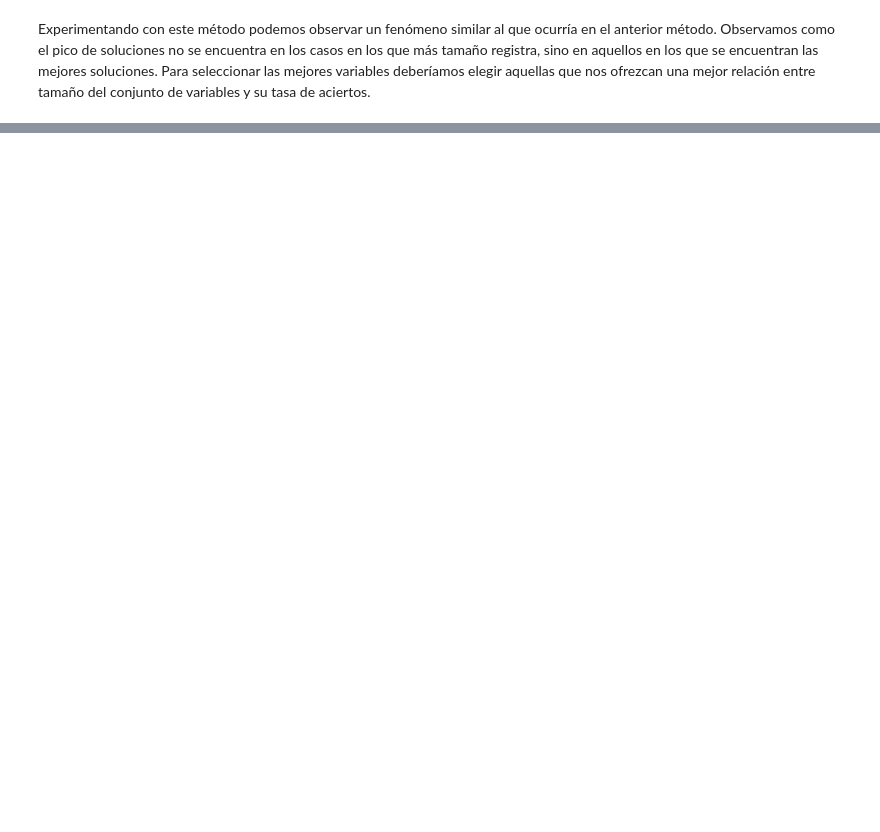
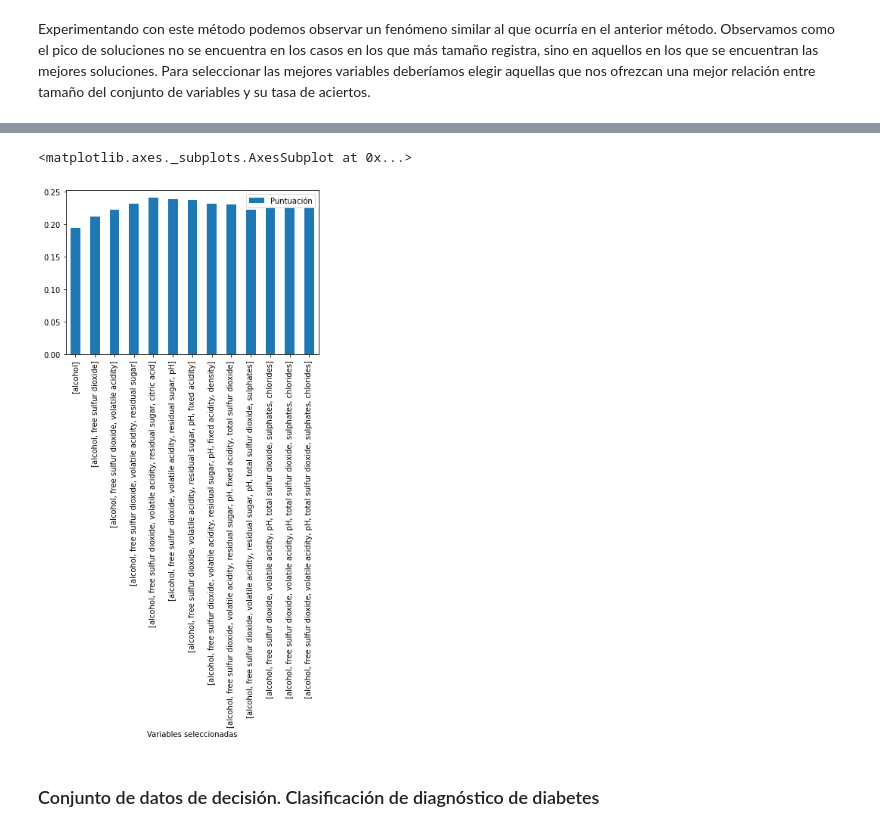
Before and after one commit to edubotdom/feature-selection, a Jupyter notebook: Selección de características.ipynb, the cells around one changed output, grey strips where cells are left out. Drawn from its saved outputs; the diff is of its cells as text; code cells hidden in the pictures; blank space fills up the shorter version.

Commit message:
Añadidos nuevos conjuntos de prueba adicionales.

```diff
--- a/Selección de características.ipynb
+++ b/Selección de características.ipynb
@@ -791,0 +871,10 @@ IPython.OutputArea.prototype._should_scroll = function(lines) {
+# %%
+todas_variables_vino_mas_solucion=['fixed acidity','volatile acidity','citric acid','residual sugar','chlorides','free sulfur dioxide','total sulfur dioxide','density','pH','sulphates','alcohol','quality']
+datos_vino_seleccionados = full_wine[todas_variables_vino_mas_solucion]
+
+procesamiento = sequential_floating_forward_selection(datos_vino_seleccionados)
+
+nombres_columnas=['Variables seleccionadas', 'Tamaño', 'Puntuación']
+tabla=pandas.DataFrame(procesamiento, columns=nombres_columnas)
+
+tabla
@@ -791,0 +896,7 @@ IPython.OutputArea.prototype._should_scroll = function(lines) {
+# %%
+tabla.plot(kind='bar',x='Variables seleccionadas',y='Puntuación')
+# %% [output]
+<matplotlib.axes._subplots.AxesSubplot at 0x...>
+[figure, added]
+# %% [markdown]
+### Conjunto de datos de decisión. Clasificación de diagnóstico de diabetes
```
Also changed, not shown: parts of 42 cells of this notebook, 2 other files.
